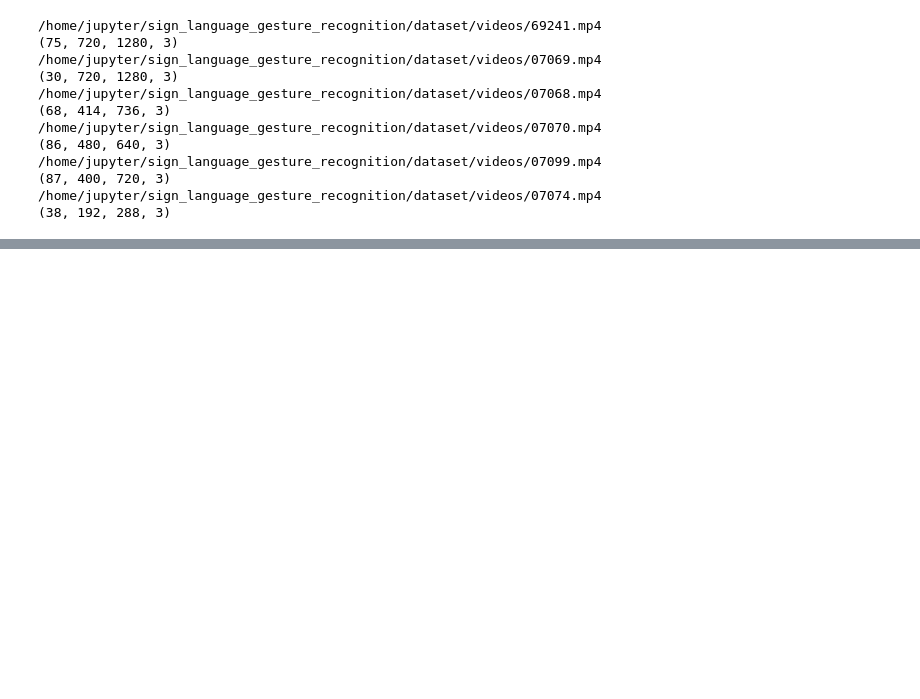
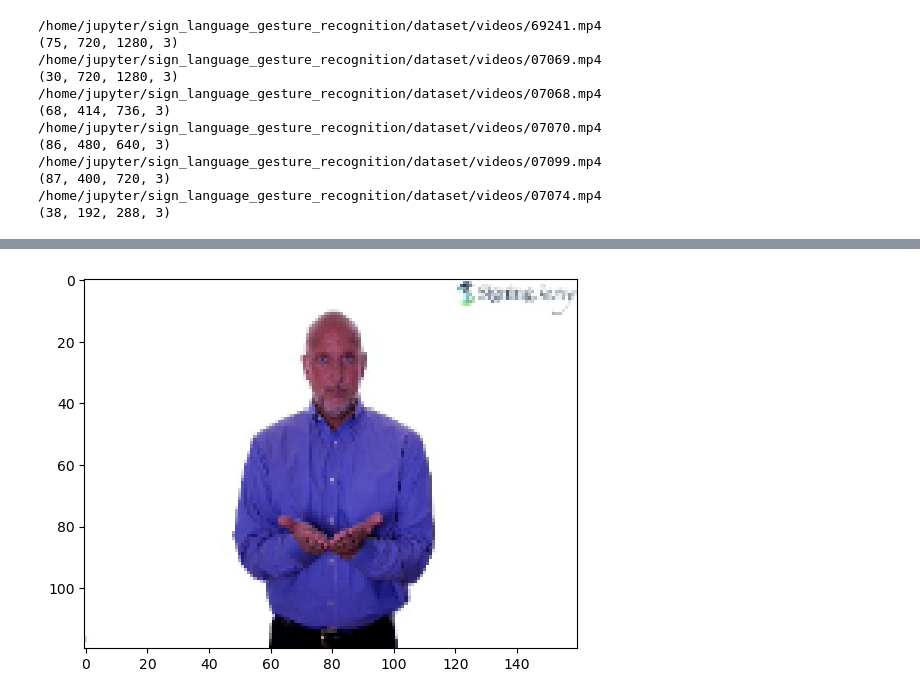
Before and after one commit to WojciechMojsiejuk/sign_language_gesture_recognition, a Jupyter notebook: asl_gesture_recognition.ipynb, the cells around one changed output, grey strips where cells are left out. Saved outputs shown, nothing was run; the diff lists cells and outputs as text; code cells hidden in the pictures; blank space fills up the shorter version.

```diff
--- a/asl_gesture_recognition.ipynb
+++ b/asl_gesture_recognition.ipynb
@@ -471,0 +563,7 @@ Problem is videos have different number of frames as well as screen resolution
+# %%
+block = amp.blocks.Imshow(p_video)
+anim = amp.Animation([block])
+anim.save_gif('book')
+plt.show()
+# %% [output]
+[figure, added]
```
Also changed, not shown: parts of 13 cells of this notebook.
